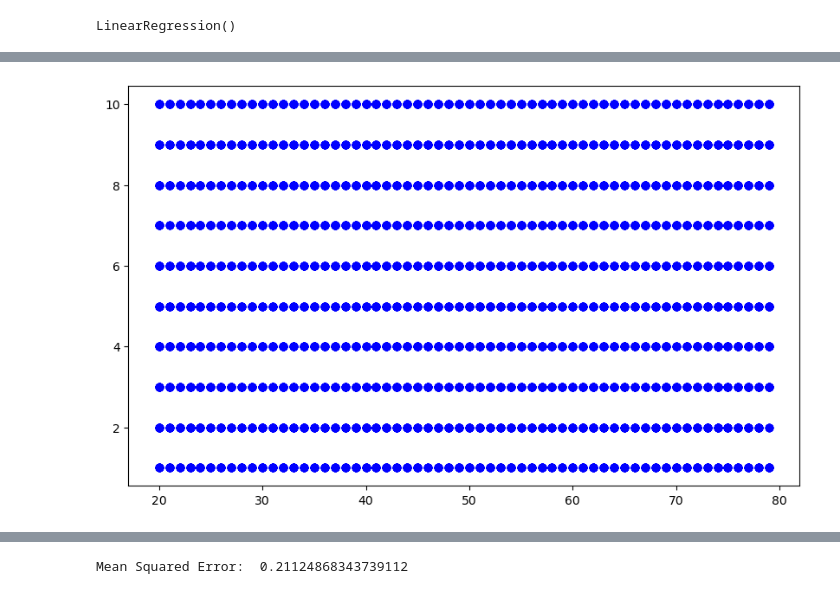
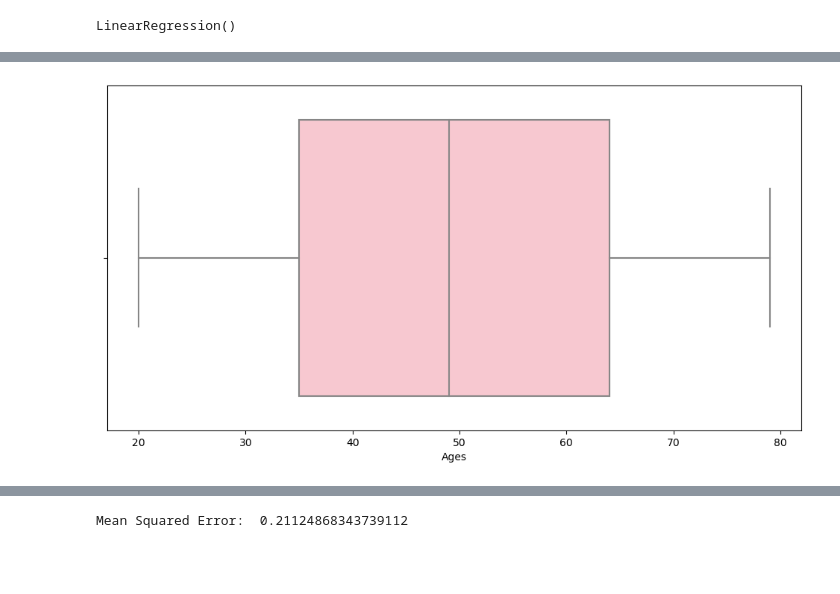
Before and after one commit to arwaguudle/Heart-Attack-EDA-and-Predictions-on-India-, a Jupyter notebook: heart_attack_india.ipynb, the cells around one changed output, grey strips where cells are left out. Saved outputs shown, nothing was run; the diff lists cells and outputs as text; code cells hidden in the pictures; blank space fills up the shorter version.

Commit message:
heart attack data code

```diff
--- a/heart_attack_india.ipynb
+++ b/heart_attack_india.ipynb
@@ -81,6 +116,7 @@ LinearRegression()
 # %%
-plt.figure(figsize=(10,6))
-plt.scatter(heart_attack_df["Age"],heart_attack_df["Stress_Level"],color = "blue")
+plt.figure(figsize=(12,6))
+sns.boxplot(x=heart_attack_df["Age"],color="pink")
+plt.xlabel("Ages")
 plt.show()
 # %% [output]
-[figure, old version]
+[figure, new version]
```
Also changed, not shown: parts of 3 cells of this notebook.
